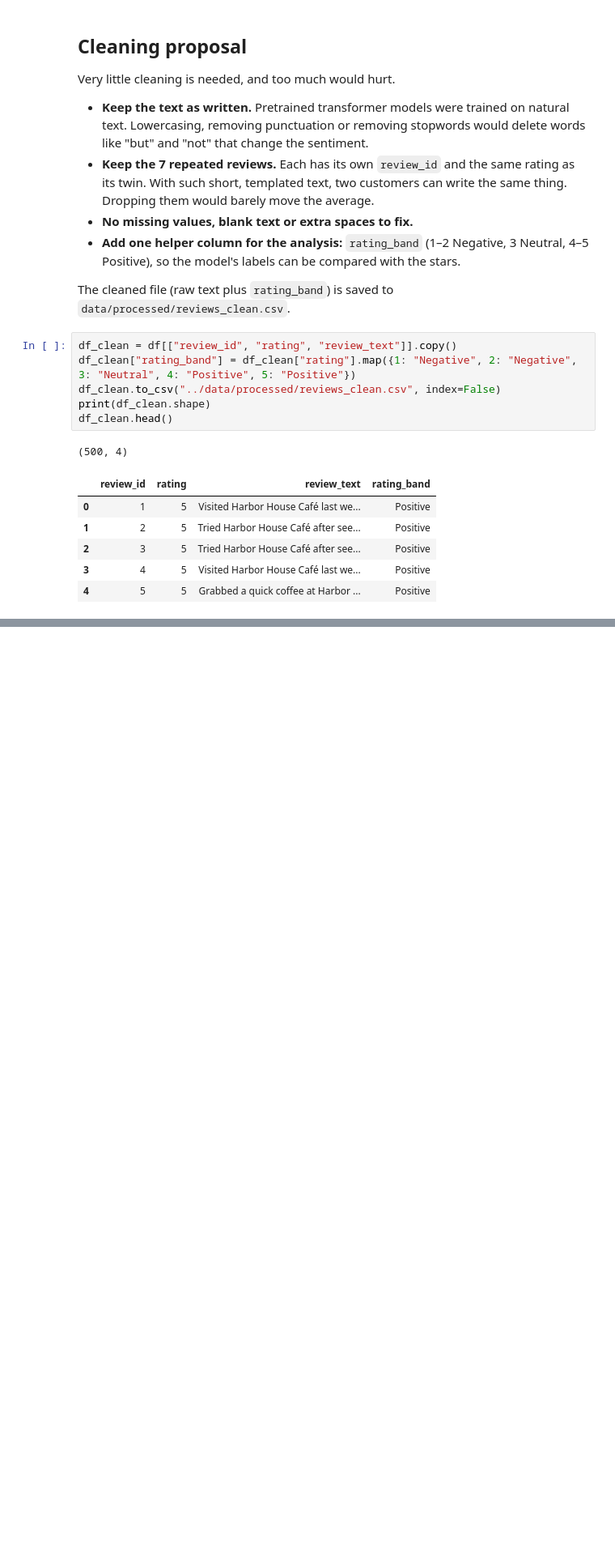
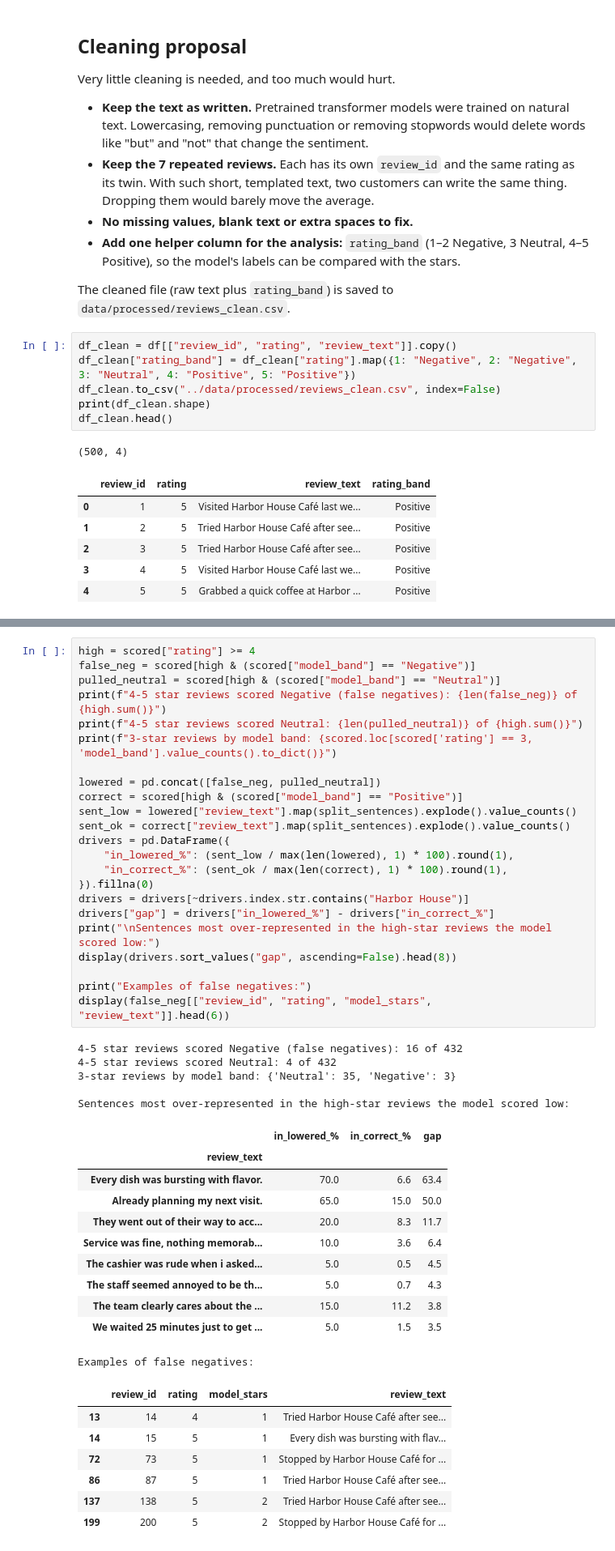
Before and after one commit to sjcodingpro/machine-learning-python-template, a Jupyter notebook: src/explore.ipynb, the cells around one changed output, grey strips where cells are left out. Shown at 81% size. Drawn from its saved outputs; the diff is of its cells as text; blank space fills up the shorter version.

```diff
--- a/src/explore.ipynb
+++ b/src/explore.ipynb
@@ -299,0 +381,47 @@ A pretrained sentiment model (`cardiffnlp/twitter-roberta-base-sentiment-latest`
+# %%
+high = scored["rating"] >= 4
+false_neg = scored[high & (scored["model_band"] == "Negative")]
+pulled_neutral = scored[high & (scored["model_band"] == "Neutral")]
+print(f"4-5 star reviews scored Negative (false negatives): {len(false_neg)} of {high.sum()}")
+print(f"4-5 star reviews scored Neutral: {len(pulled_neutral)} of {high.sum()}")
+print(f"3-star reviews by model band: {scored.loc[scored['rating'] == 3, 'model_band'].value_counts().to_dict()}")
+
+lowered = pd.concat([false_neg, pulled_neutral])
+correct = scored[high & (scored["model_band"] == "Positive")]
+sent_low = lowered["review_text"].map(split_sentences).explode().value_counts()
+sent_ok = correct["review_text"].map(split_sentences).explode().value_counts()
+drivers = pd.DataFrame({
+    "in_lowered_%": (sent_low / max(len(lowered), 1) * 100).round(1),
+    "in_correct_%": (sent_ok / max(len(correct), 1) * 100).round(1),
+}).fillna(0)
+drivers = drivers[~drivers.index.str.contains("Harbor House")]
+drivers["gap"] = drivers["in_lowered_%"] - drivers["in_correct_%"]
+print("\nSentences most over-represented in the high-star reviews the model scored low:")
+display(drivers.sort_values("gap", ascending=False).head(8))
+
+print("Examples of false negatives:")
+display(false_neg[["review_id", "rating", "model_stars", "review_text"]].head(6))
+# %% [output]
+4-5 star reviews scored Negative (false negatives): 16 of 432
+4-5 star reviews scored Neutral: 4 of 432
+3-star reviews by model band: {'Neutral': 35, 'Negative': 3}
+
+Sentences most over-represented in the high-star reviews the model scored low:
+|  | in_lowered_% | in_correct_% | gap |
+| review_text |  |  |  |
+| Every dish was bursting with flavor. | 70.0 | 6.6 | 63.4 |
+| Already planning my next visit. | 65.0 | 15.0 | 50.0 |
+| They went out of their way to acc... | 20.0 | 8.3 | 11.7 |
+| Service was fine, nothing memorab... | 10.0 | 3.6 | 6.4 |
+| The cashier was rude when i asked... | 5.0 | 0.5 | 4.5 |
+| The staff seemed annoyed to be th... | 5.0 | 0.7 | 4.3 |
+| The team clearly cares about the ... | 15.0 | 11.2 | 3.8 |
+| We waited 25 minutes just to get ... | 5.0 | 1.5 | 3.5 |
+Examples of false negatives:
+|  | review_id | rating | model_stars | review_text |
+| 13 | 14 | 4 | 1 | Tried Harbor House Café after see... |
+| 14 | 15 | 5 | 1 | Every dish was bursting with flav... |
+| 72 | 73 | 5 | 1 | Stopped by Harbor House Café for ... |
+| 86 | 87 | 5 | 1 | Tried Harbor House Café after see... |
+| 137 | 138 | 5 | 2 | Tried Harbor House Café after see... |
+| 199 | 200 | 5 | 2 | Stopped by Harbor House Café for ... |
```
Also changed, not shown: parts of 14 cells of this notebook, 4 other files.
